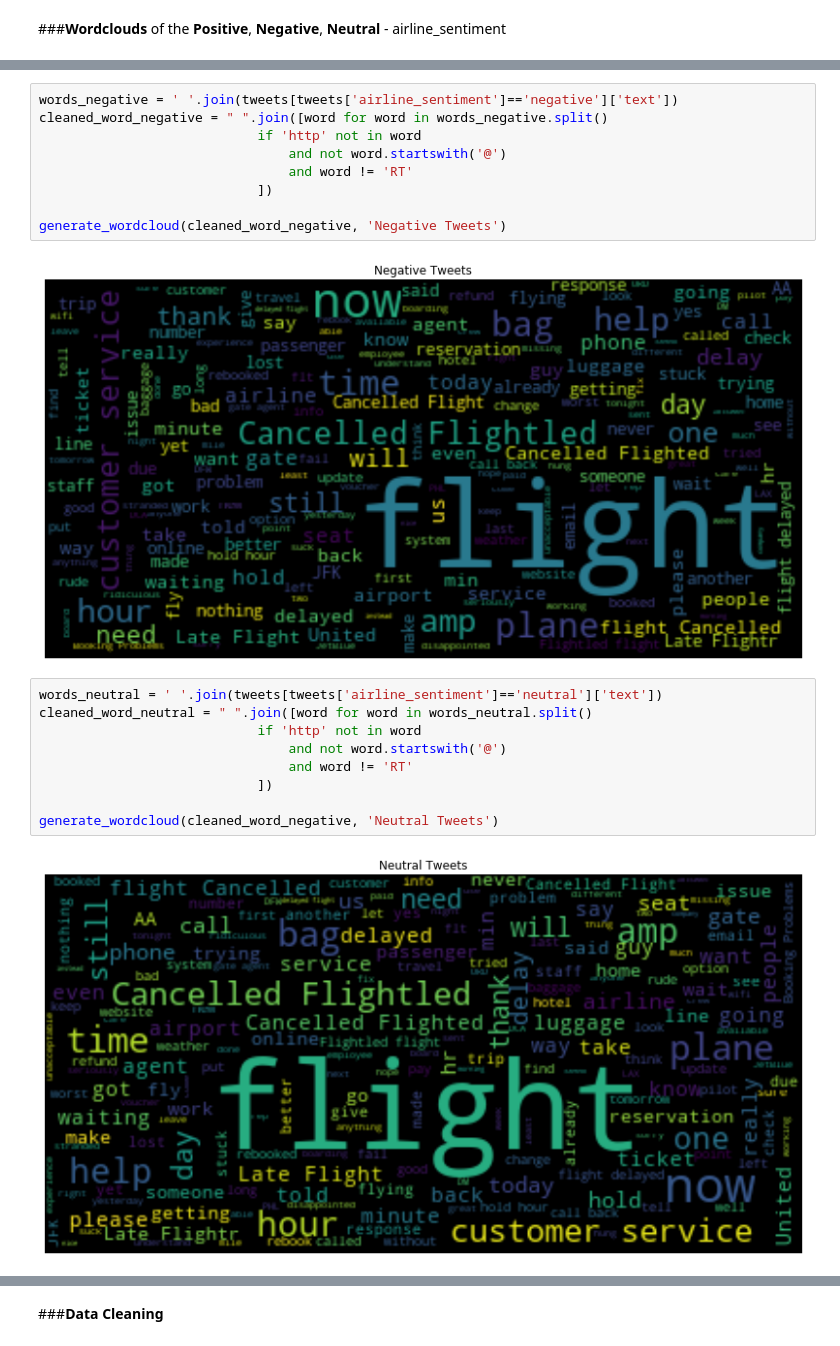
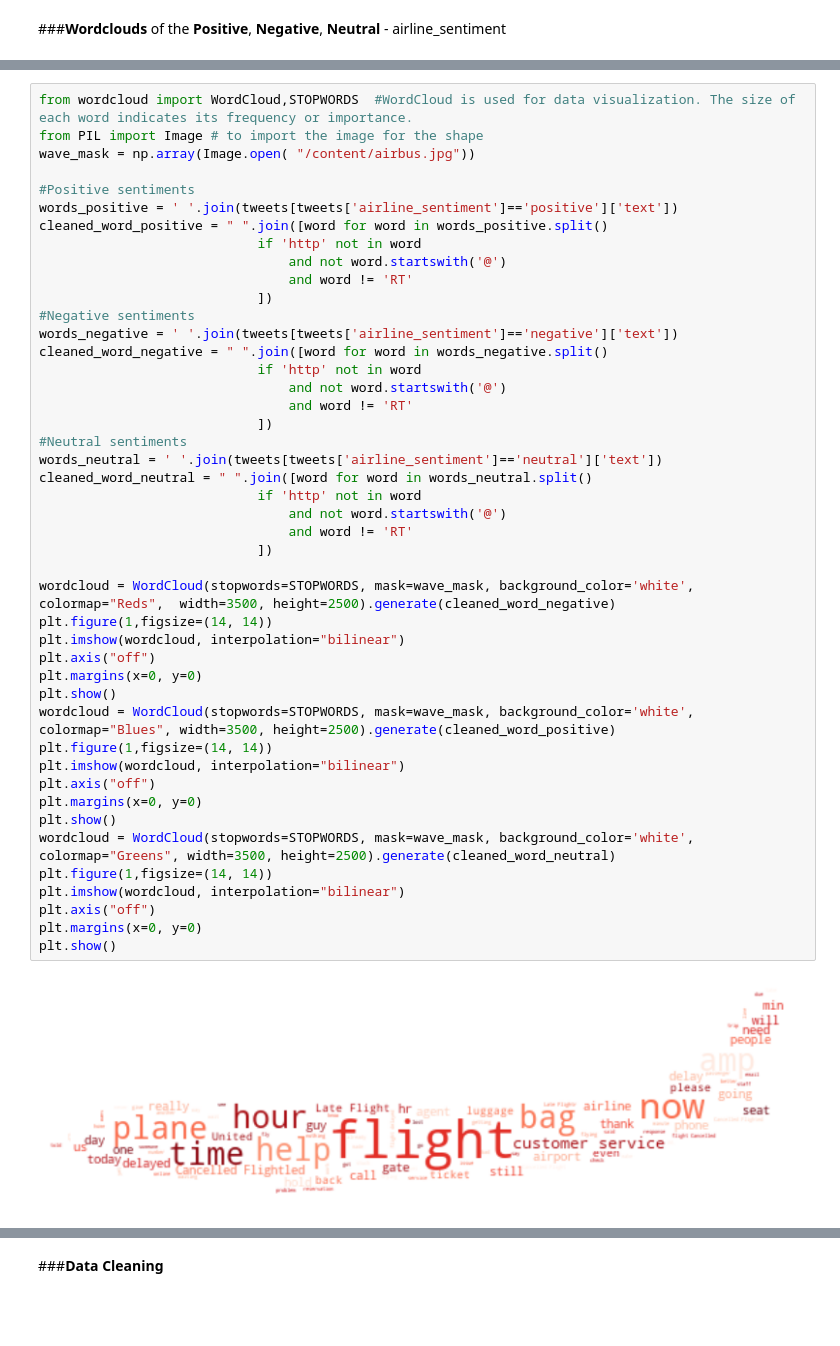
Before and after one commit to AlekseiMikhalev/Data-Science-Projects, a Jupyter notebook: ULMFiT_analysis.ipynb, the cells around one changed output, grey strips where cells are left out. Saved outputs shown, nothing was run; the diff lists cells and outputs as text; blank space fills up the shorter version.

```diff
--- a/ULMFiT_analysis.ipynb
+++ b/ULMFiT_analysis.ipynb
@@ -104,22 +110,47 @@ generate_wordcloud(cleaned_word_positive, 'Positive Tweets')
-# %%
-words_negative = ' '.join(tweets[tweets['airline_sentiment']=='negative']['text'])
-cleaned_word_negative = " ".join([word for word in words_negative.split()
-                            if 'http' not in word
-                                and not word.startswith('@')
-                                and word != 'RT'
-                            ])
-
-generate_wordcloud(cleaned_word_negative, 'Negative Tweets')
-# %% [output]
-[figure, removed]
-# %%
-words_neutral = ' '.join(tweets[tweets['airline_sentiment']=='neutral']['text'])
-cleaned_word_neutral = " ".join([word for word in words_neutral.split()
-                            if 'http' not in word
-                                and not word.startswith('@')
-                                and word != 'RT'
-                            ])
-
-generate_wordcloud(cleaned_word_negative, 'Neutral Tweets')
-# %% [output]
-[figure, removed]
+# %%
+from wordcloud import WordCloud,STOPWORDS  #WordCloud is used for data visualization. The size of each word indicates its frequency or importance.
+from PIL import Image # to import the image for the shape
+wave_mask = np.array(Image.open( "/content/airbus.jpg"))
+
+#Positive sentiments
+words_positive = ' '.join(tweets[tweets['airline_sentiment']=='positive']['text'])
+cleaned_word_positive = " ".join([word for word in words_positive.split()
+                            if 'http' not in word
+                                and not word.startswith('@')
+                                and word != 'RT'
+                            ])
+#Negative sentiments
+words_negative = ' '.join(tweets[tweets['airline_sentiment']=='negative']['text'])
+cleaned_word_negative = " ".join([word for word in words_negative.split()
+                            if 'http' not in word
+                                and not word.startswith('@')
+                                and word != 'RT'
+                            ])
+#Neutral sentiments
+words_neutral = ' '.join(tweets[tweets['airline_sentiment']=='neutral']['text'])
+cleaned_word_neutral = " ".join([word for word in words_neutral.split()
+                            if 'http' not in word
+                                and not word.startswith('@')
+                                and word != 'RT'
+                            ])
+
+wordcloud = WordCloud(stopwords=STOPWORDS, mask=wave_mask, background_color='white', colormap="Reds",  width=3500, height=2500).generate(cleaned_word_negative)
+plt.figure(1,figsize=(14, 14))
+plt.imshow(wordcloud, interpolation="bilinear")
+plt.axis("off")
+plt.margins(x=0, y=0)
+plt.show()
+wordcloud = WordCloud(stopwords=STOPWORDS, mask=wave_mask, background_color='white', colormap="Blues", width=3500, height=2500).generate(cleaned_word_positive)
+plt.figure(1,figsize=(14, 14))
+plt.imshow(wordcloud, interpolation="bilinear")
+plt.axis("off")
+plt.margins(x=0, y=0)
+plt.show()
+wordcloud = WordCloud(stopwords=STOPWORDS, mask=wave_mask, background_color='white', colormap="Greens", width=3500, height=2500).generate(cleaned_word_neutral)
+plt.figure(1,figsize=(14, 14))
+plt.imshow(wordcloud, interpolation="bilinear")
+plt.axis("off")
+plt.margins(x=0, y=0)
+plt.show()
+# %% [output]
+[figure, added]
```
Also changed, not shown: parts of 14 cells of this notebook.
